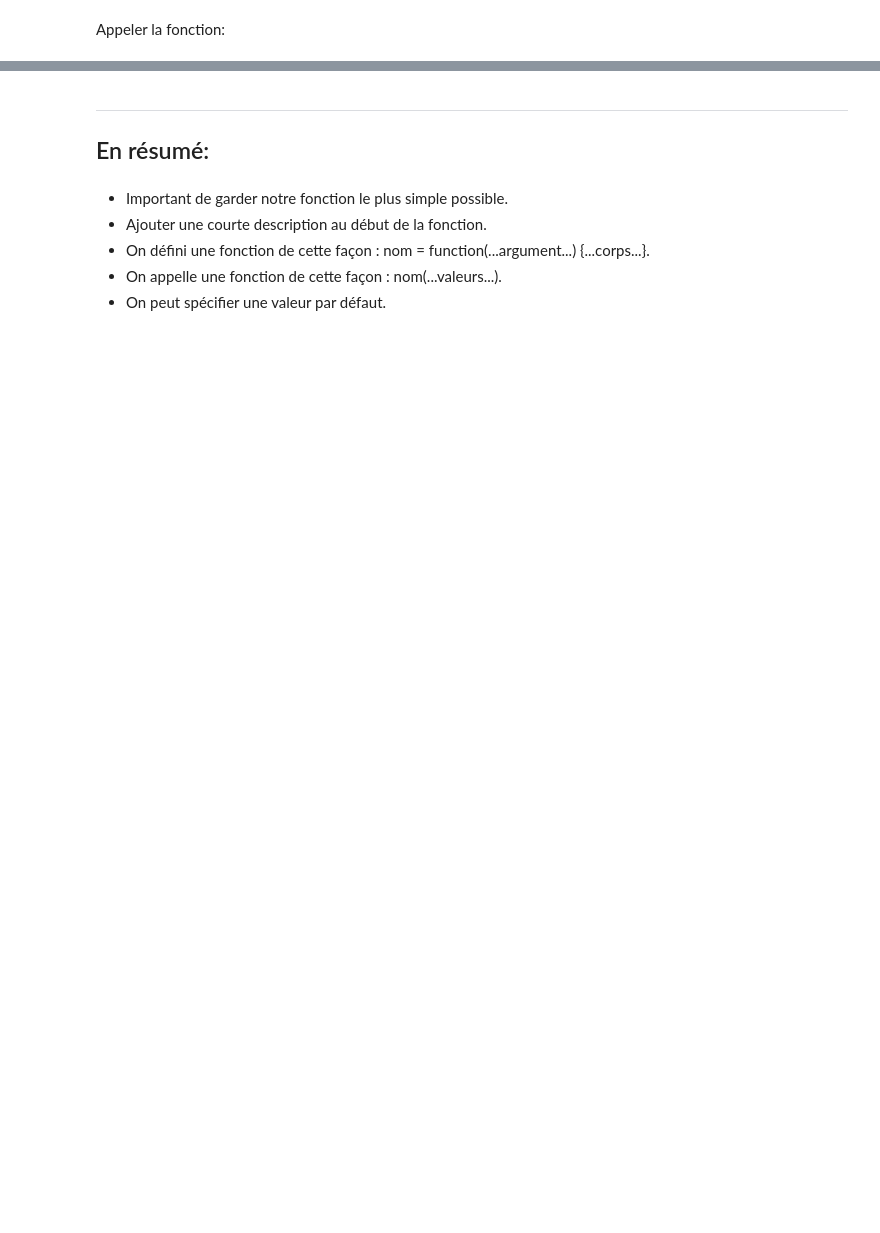
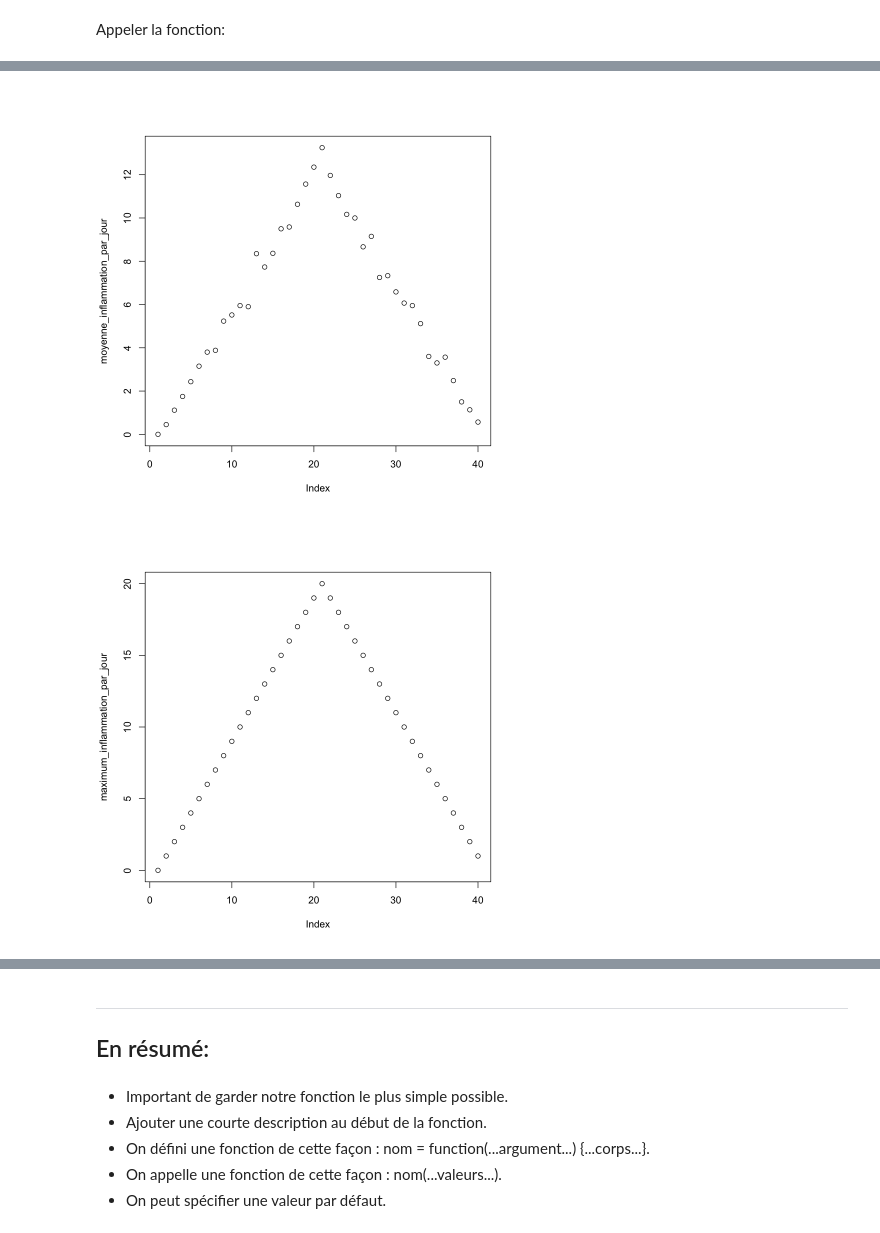
Before and after one commit to hgingras/Formation-R, a Jupyter notebook: 06-Fonctions.ipynb, the cells around one changed output, grey strips where cells are left out. Cells and saved outputs as stored; diff of their text form; code cells hidden in the pictures; blank space fills up the shorter version.

Commit message:
Ajustement fichiers et typos

```diff
--- a/06-Fonctions.ipynb
+++ b/06-Fonctions.ipynb
@@ -109,0 +142,23 @@ Appeler la fonction:
+# %%
+analyse = function(nom_du_fichier) {
+  # Graphique de la moyenne, du minimum et du maximum dans le temps.
+
+  # La valeur d'entrée est un string de type caractère représentant un fichier csv.
+
+  # On charge nos données.
+  dat = read.csv(file = nom_du_fichier, header = FALSE)
+
+  moyenne_inflammation_par_jour = apply(dat, 2, mean)
+  plot(moyenne_inflammation_par_jour)
+
+  maximum_inflammation_par_jour = apply(dat, 2, max)
+  plot(maximum_inflammation_par_jour)
+
+  minimum__inflammation_par_jour = apply(dat, 2, min)
+  plot(minimum__inflammation_par_jour)
+}
+
+analyse("data/inflammation-01.csv")
+# %% [output]
+[figure, added]
+[figure, added]
```
Also changed, not shown: parts of 12 cells of this notebook, 5 other files.
